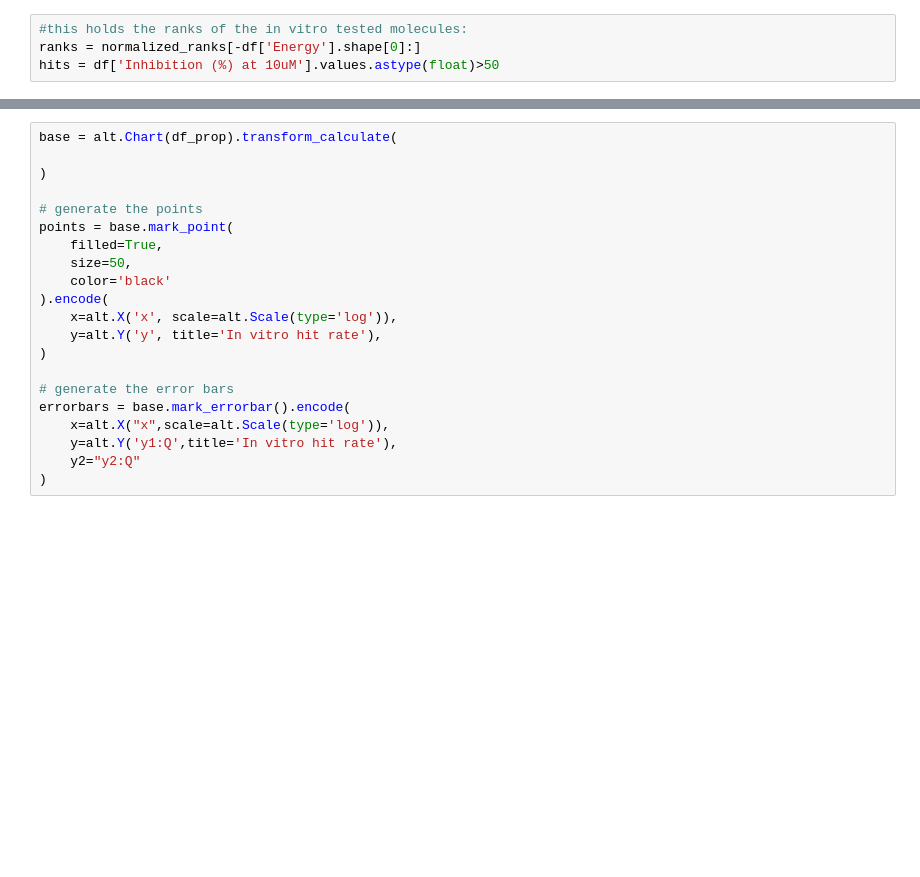
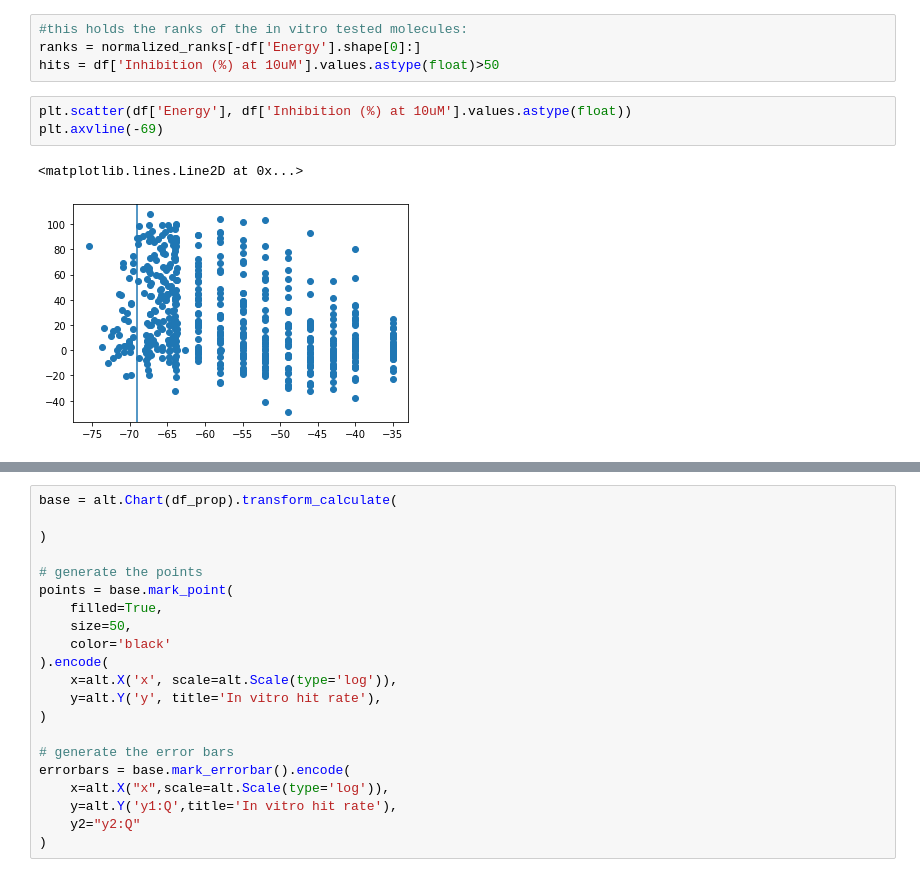
Before and after one commit to ljmartin/dockop, a Jupyter notebook: code/empirical_hit_rate_fit.ipynb, the cells around one changed output, grey strips where cells are left out. Drawn from its saved outputs; the diff is of its cells as text; blank space fills up the shorter version.

```diff
--- a/code/empirical_hit_rate_fit.ipynb
+++ b/code/empirical_hit_rate_fit.ipynb
@@ -42,6 +42,12 @@ _ = ax[1].hist(logit(np.random.choice(normalized_ranks, 10000)), bins=100)
 #this holds the ranks of the in vitro tested molecules:
 ranks = normalized_ranks[-df['Energy'].shape[0]:]
 hits = df['Inhibition (%) at 10uM'].values.astype(float)>50
+# %%
+plt.scatter(df['Energy'], df['Inhibition (%) at 10uM'].values.astype(float))
+plt.axvline(-69)
+# %% [output]
+<matplotlib.lines.Line2D at 0x...>
+[figure, added]
 # %%
 #observe that this resembles Lyu et al, except the points at the bottom of the
 #curve are bunched a bit closer. This more accurately represents
```
Also changed, not shown: parts of 17 cells of this notebook, 7 other files.
